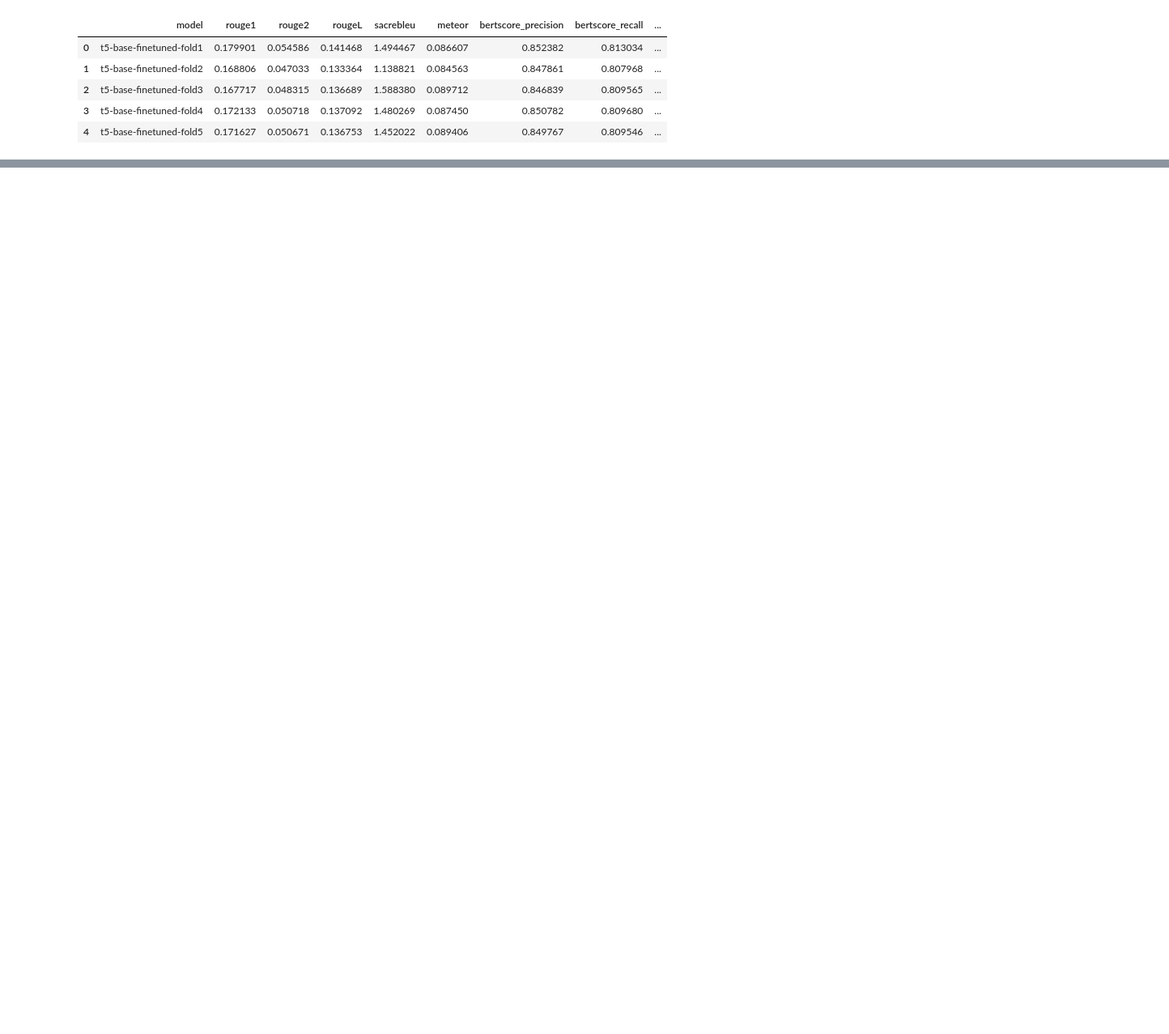
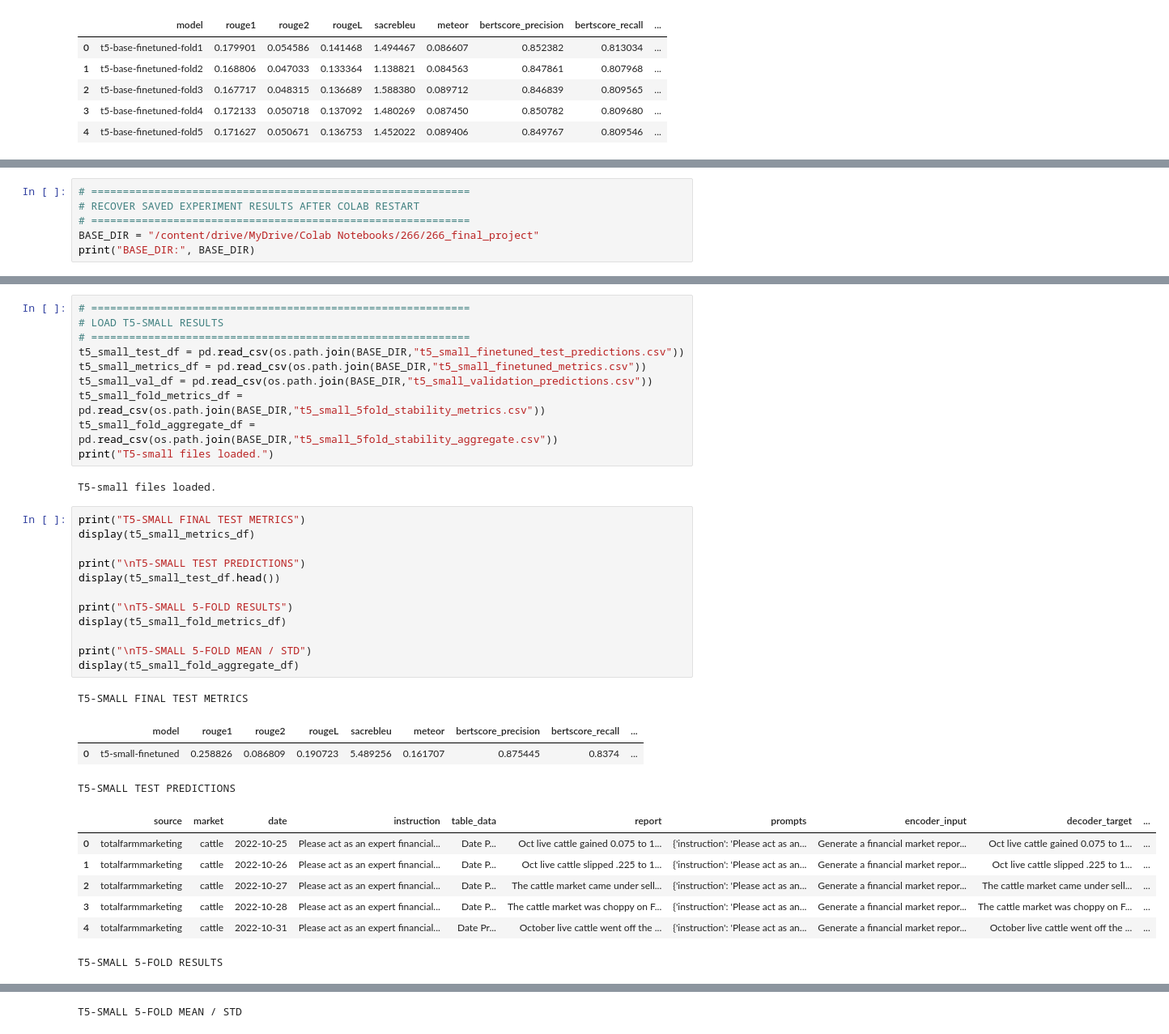
Before and after one commit to sidsridhar0/266-final-project, a Jupyter notebook: model_T5_kfold.ipynb, the cells around one changed output, grey strips where cells are left out. Shown at 81% size. Saved outputs shown, nothing was run; the diff lists cells and outputs as text; blank space fills up the shorter version.

```diff
--- a/model_T5_kfold.ipynb
+++ b/model_T5_kfold.ipynb
@@ -1781,3 +1862,9 @@ print(
 # %% [output]
 T5-base mean numeric support rate: 0.3756572954565568
 Examples containing generated numbers: 684
+# %%
+# ============================================================
+# RECOVER SAVED EXPERIMENT RESULTS AFTER COLAB RESTART
+# ============================================================
+BASE_DIR = "/content/drive/MyDrive/Colab Notebooks/266/266_final_project"
+print("BASE_DIR:", BASE_DIR)
@@ -1783,0 +1901,36 @@ Examples containing generated numbers: 684
+# %%
+# ============================================================
+# LOAD T5-SMALL RESULTS
+# ============================================================
+t5_small_test_df = pd.read_csv(os.path.join(BASE_DIR,"t5_small_finetuned_test_predictions.csv"))
+t5_small_metrics_df = pd.read_csv(os.path.join(BASE_DIR,"t5_small_finetuned_metrics.csv"))
+t5_small_val_df = pd.read_csv(os.path.join(BASE_DIR,"t5_small_validation_predictions.csv"))
+t5_small_fold_metrics_df = pd.read_csv(os.path.join(BASE_DIR,"t5_small_5fold_stability_metrics.csv"))
+t5_small_fold_aggregate_df = pd.read_csv(os.path.join(BASE_DIR,"t5_small_5fold_stability_aggregate.csv"))
+print("T5-small files loaded.")
+# %% [output]
+T5-small files loaded.
+# %%
+print("T5-SMALL FINAL TEST METRICS")
+display(t5_small_metrics_df)
+
+print("\nT5-SMALL TEST PREDICTIONS")
+display(t5_small_test_df.head())
+
+print("\nT5-SMALL 5-FOLD RESULTS")
+display(t5_small_fold_metrics_df)
+
+print("\nT5-SMALL 5-FOLD MEAN / STD")
+display(t5_small_fold_aggregate_df)
+# %% [output]
+T5-SMALL FINAL TEST METRICS
+|  | model | rouge1 | rouge2 | rougeL | sacrebleu | meteor | bertscore_precision | bertscore_recall | ... |
+| 0 | t5-small-finetuned | 0.258826 | 0.086809 | 0.190723 | 5.489256 | 0.161707 | 0.875445 | 0.8374 | ... |
+T5-SMALL TEST PREDICTIONS
+|  | source | market | date | instruction | table_data | report | prompts | encoder_input | decoder_target | ... |
+| 0 | totalfarmmarketing | cattle | 2022-10-25 | Please act as an expert financial... | Date P... | Oct live cattle gained 0.075 to 1... | {'instruction': 'Please act as an... | Generate a financial market repor... | Oct live cattle gained 0.075 to 1... | ... |
+| 1 | totalfarmmarketing | cattle | 2022-10-26 | Please act as an expert financial... | Date P... | Oct live cattle slipped .225 to 1... | {'instruction': 'Please act as an... | Generate a financial market repor... | Oct live cattle slipped .225 to 1... | ... |
+| 2 | totalfarmmarketing | cattle | 2022-10-27 | Please act as an expert financial... | Date P... | The cattle market came under sell... | {'instruction': 'Please act as an... | Generate a financial market repor... | The cattle market came under sell... | ... |
+| 3 | totalfarmmarketing | cattle | 2022-10-28 | Please act as an expert financial... | Date P... | The cattle market was choppy on F... | {'instruction': 'Please act as an... | Generate a financial market repor... | The cattle market was choppy on F... | ... |
+| 4 | totalfarmmarketing | cattle | 2022-10-31 | Please act as an expert financial... | Date Pr... | October live cattle went off the ... | {'instruction': 'Please act as an... | Generate a financial market repor... | October live cattle went off the ... | ... |
+T5-SMALL 5-FOLD RESULTS
@@ -1783,0 +1943 @@ Examples containing generated numbers: 684
+T5-SMALL 5-FOLD MEAN / STD
```
Also changed, not shown: parts of 37 cells of this notebook.
